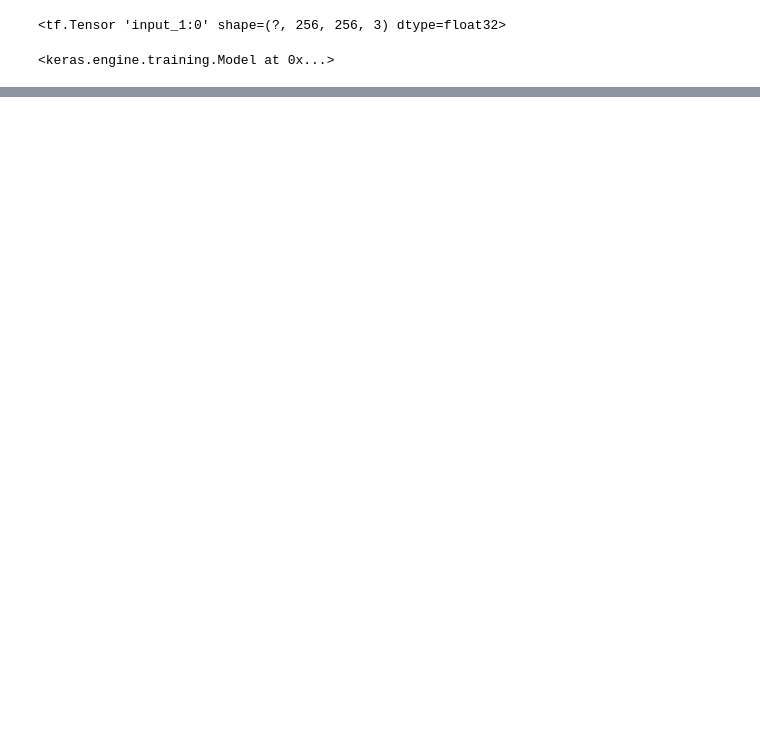
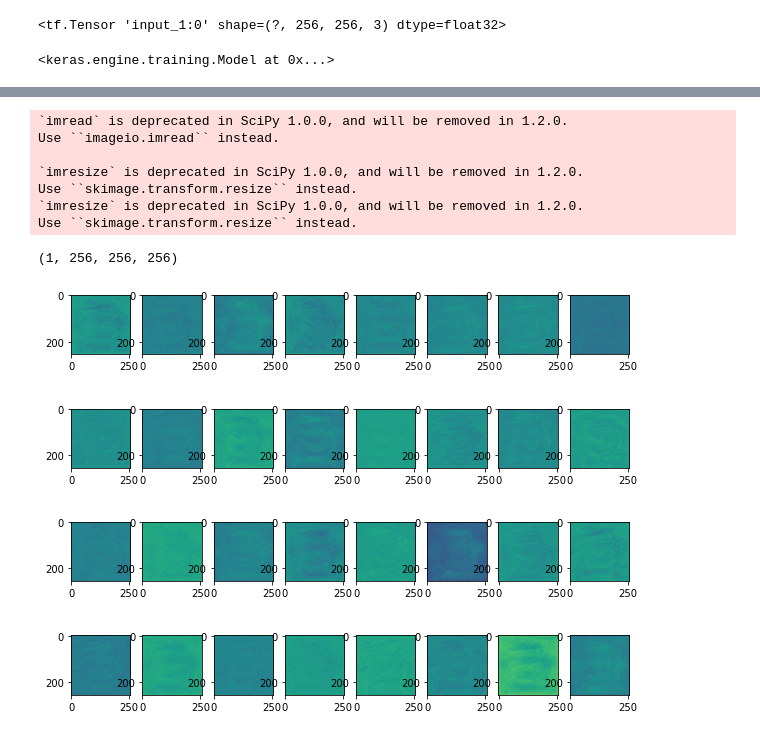
Before and after one commit to yasseriz/SRGAN, a Jupyter notebook: Autoencoder_trial.ipynb, the cells around one changed output, grey strips where cells are left out. Drawn from its saved outputs; the diff is of its cells as text; code cells hidden in the pictures; blank space fills up the shorter version.

```diff
--- a/Autoencoder_trial.ipynb
+++ b/Autoencoder_trial.ipynb
@@ -428,5 +453,15 @@ Non-trainable params: 4,224
 __________________________________________________________________________________________________
 None
 # %%
-visualize_conv_layer('conv2d_41')
+visualize_conv_layer('conv2d_78')
+# %% [output]
+`imread` is deprecated in SciPy 1.0.0, and will be removed in 1.2.0.
+Use ``imageio.imread`` instead.
+
+`imresize` is deprecated in SciPy 1.0.0, and will be removed in 1.2.0.
+Use ``skimage.transform.resize`` instead.
+`imresize` is deprecated in SciPy 1.0.0, and will be removed in 1.2.0.
+Use ``skimage.transform.resize`` instead.
+(1, 256, 256, 256)
+[figure, added]
 # %%
```
Also changed, not shown: parts of 18 cells of this notebook.
